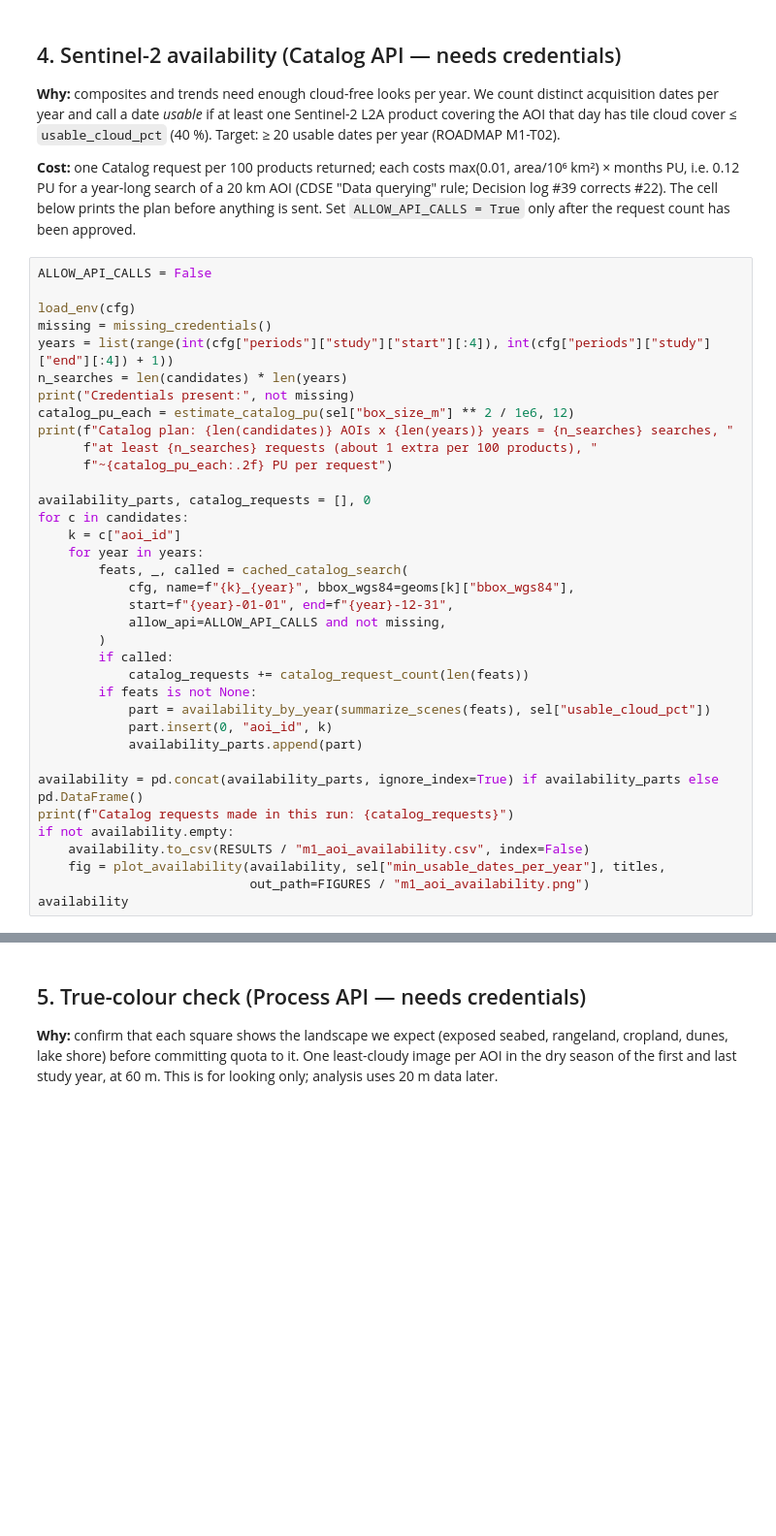
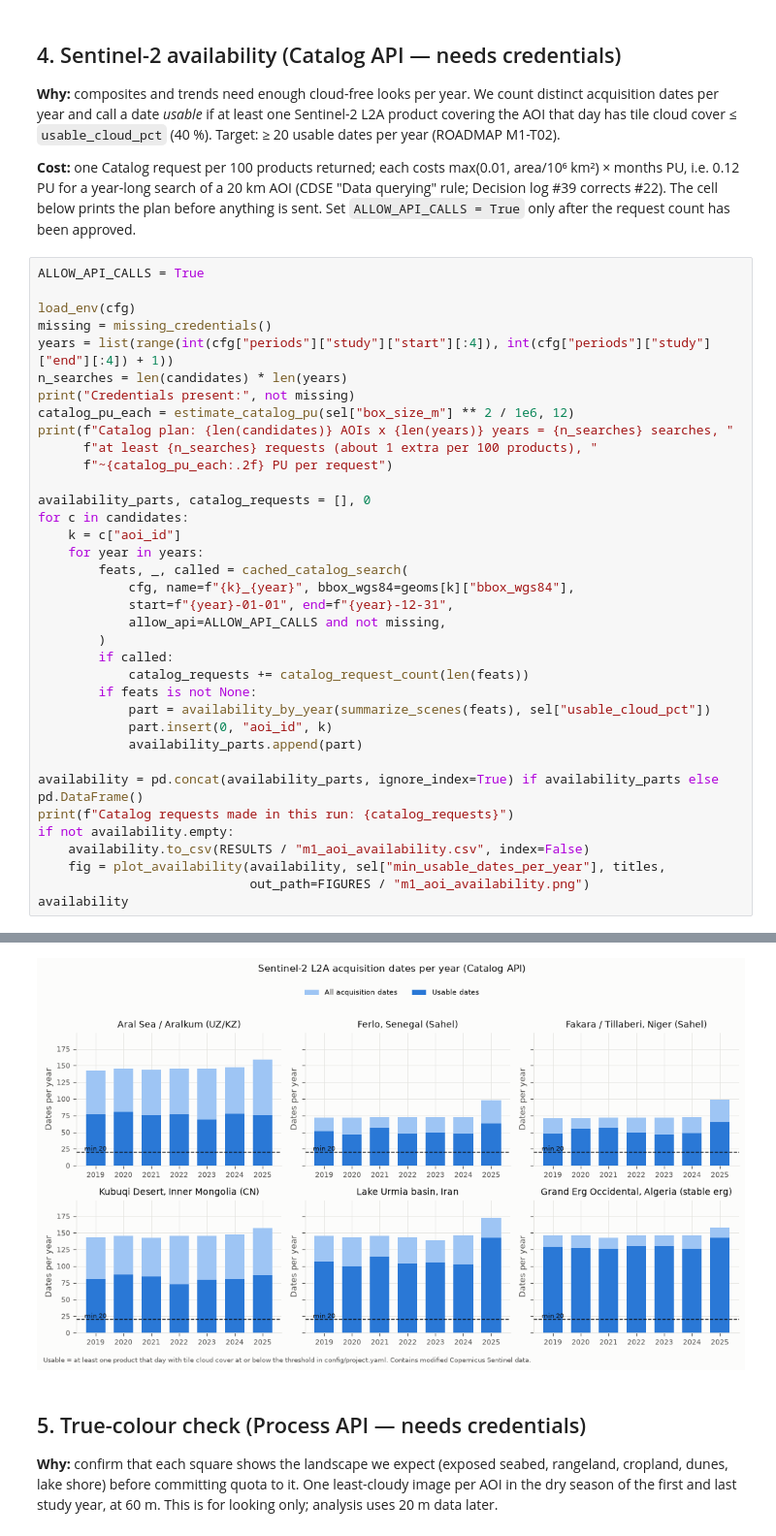
Before and after one commit to ckrvtz/cs482proj, a Jupyter notebook: notebooks/01b_aoi_selection.ipynb, the cells around one changed output, grey strips where cells are left out. Shown at 97% size. Drawn from its saved outputs; the diff is of its cells as text; blank space fills up the shorter version.

```diff
--- a/notebooks/01b_aoi_selection.ipynb
+++ b/notebooks/01b_aoi_selection.ipynb
@@ -145,7 +172,7 @@ if overview is not None:
 
 **Cost:** one Catalog request per 100 products returned; each costs max(0.01, area/10⁶ km²) × months PU, i.e. 0.12 PU for a year-long search of a 20 km AOI (CDSE "Data querying" rule; Decision log #39 corrects #22). The cell below prints the plan before anything is sent. Set `ALLOW_API_CALLS = True` only after the request count has been approved.
 # %%
-ALLOW_API_CALLS = False
+ALLOW_API_CALLS = True
 
 load_env(cfg)
 missing = missing_credentials()
@@ -180,3 +207,4 @@ if not availability.empty:
     fig = plot_availability(availability, sel["min_usable_dates_per_year"], titles,
                             out_path=FIGURES / "m1_aoi_availability.png")
 availability
+# %% [output]
@@ -183,3 +231,4 @@ availability
+[figure, added]
 # %% [markdown]
 ## 5. True-colour check (Process API — needs credentials)
 
```
Also changed, not shown: parts of 10 cells of this notebook, 9 other files.
